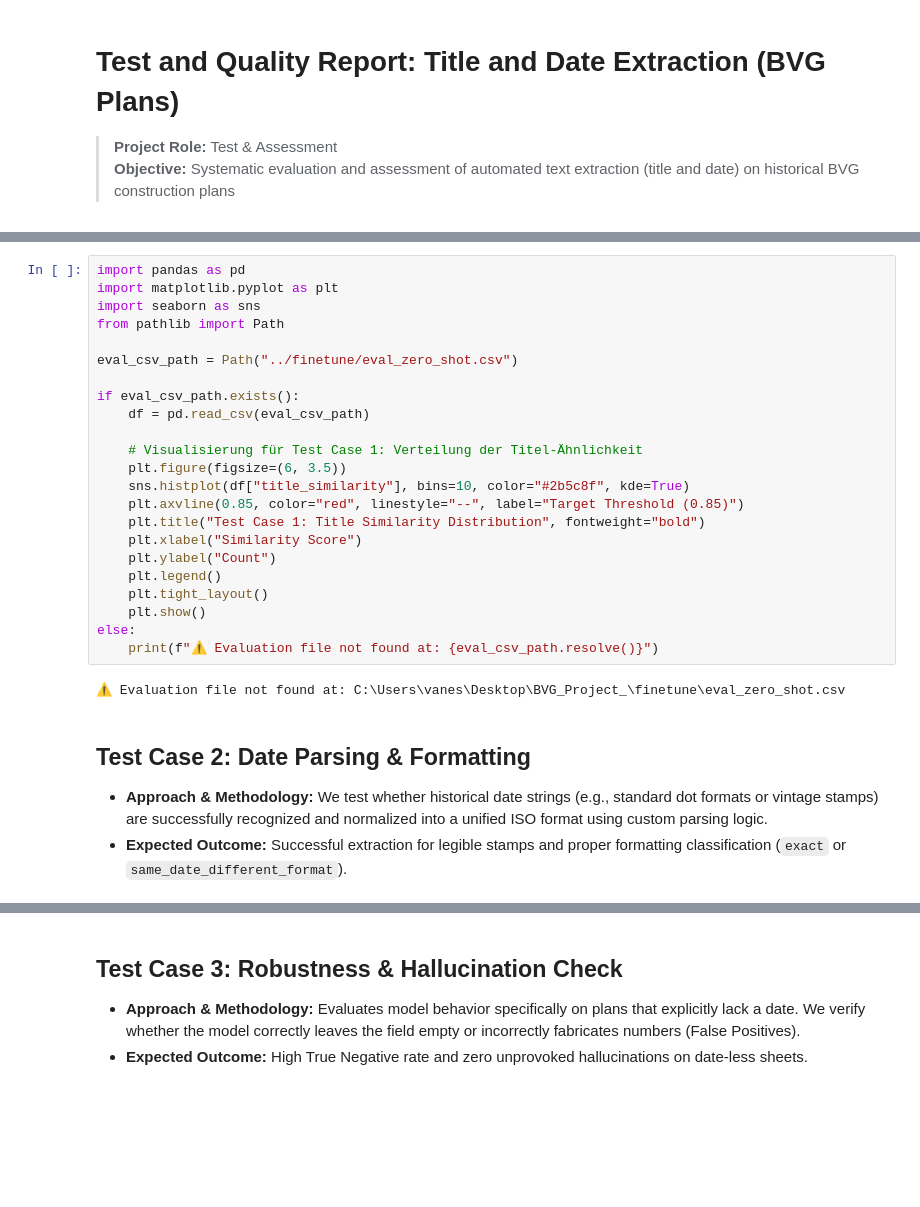
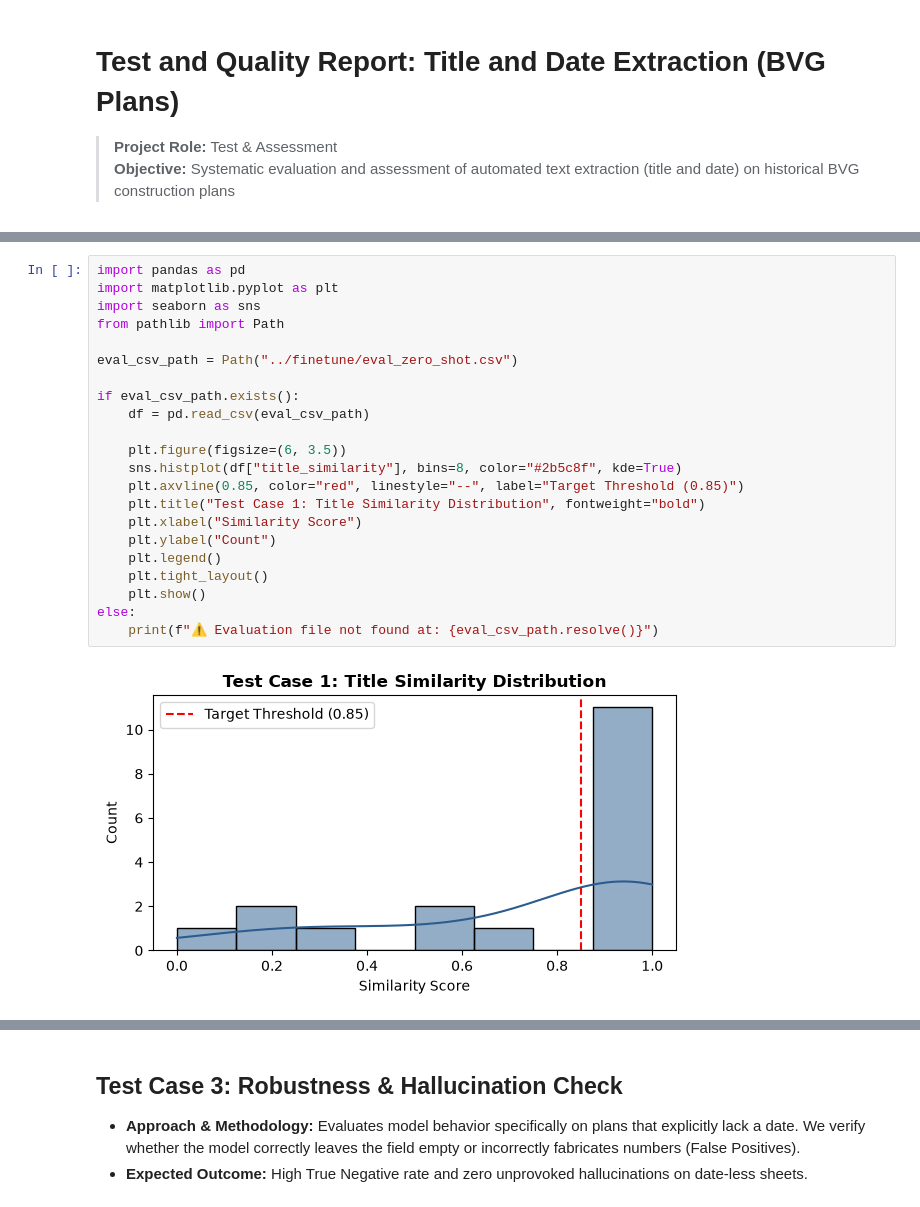
Before and after one commit to CharalamposZisis/BVG_Project_, a Jupyter notebook: testing/testing.ipynb, the cells around one changed output, grey strips where cells are left out. Drawn from its saved outputs; the diff is of its cells as text; blank space fills up the shorter version.

```diff
--- a/testing/testing.ipynb
+++ b/testing/testing.ipynb
@@ -42,30 +34,24 @@ Here we define the concrete tests performed during the evaluation:
 # %%
 import pandas as pd
 import matplotlib.pyplot as plt
 import seaborn as sns
 from pathlib import Path
 
 eval_csv_path = Path("../finetune/eval_zero_shot.csv")
 
 if eval_csv_path.exists():
     df = pd.read_csv(eval_csv_path)
 
-    # Visualisierung für Test Case 1: Verteilung der Titel-Ähnlichkeit
     plt.figure(figsize=(6, 3.5))
-    sns.histplot(df["title_similarity"], bins=10, color="#2b5c8f", kde=True)
+    sns.histplot(df["title_similarity"], bins=8, color="#2b5c8f", kde=True)
     plt.axvline(0.85, color="red", linestyle="--", label="Target Threshold (0.85)")
     plt.title("Test Case 1: Title Similarity Distribution", fontweight="bold")
     plt.xlabel("Similarity Score")
     plt.ylabel("Count")
     plt.legend()
     plt.tight_layout()
     plt.show()
 else:
     print(f"⚠️ Evaluation file not found at: {eval_csv_path.resolve()}")
 # %% [output]
-⚠️ Evaluation file not found at: C:\Users\vanes\Desktop\BVG_Project_\finetune\eval_zero_shot.csv
+[figure, added]
-# %% [markdown]
-## Test Case 2: Date Parsing & Formatting
-
-* **Approach & Methodology:** We test whether historical date strings (e.g., standard dot formats or vintage stamps) are successfully recognized and normalized into a unified ISO format using custom parsing logic.
-* **Expected Outcome:** Successful extraction for legible stamps and proper formatting classification (`exact` or `same_date_different_format`).
```
Also changed, not shown: parts of 21 cells of this notebook.
